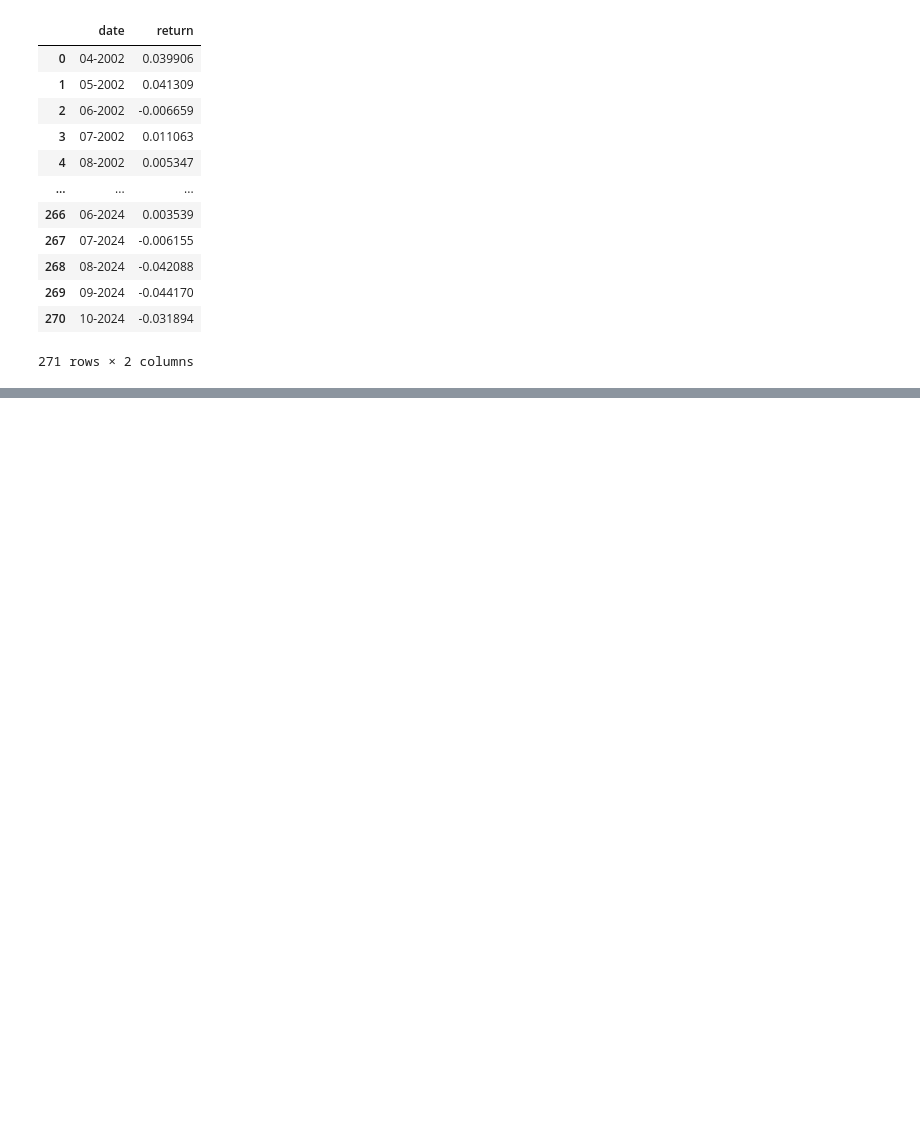
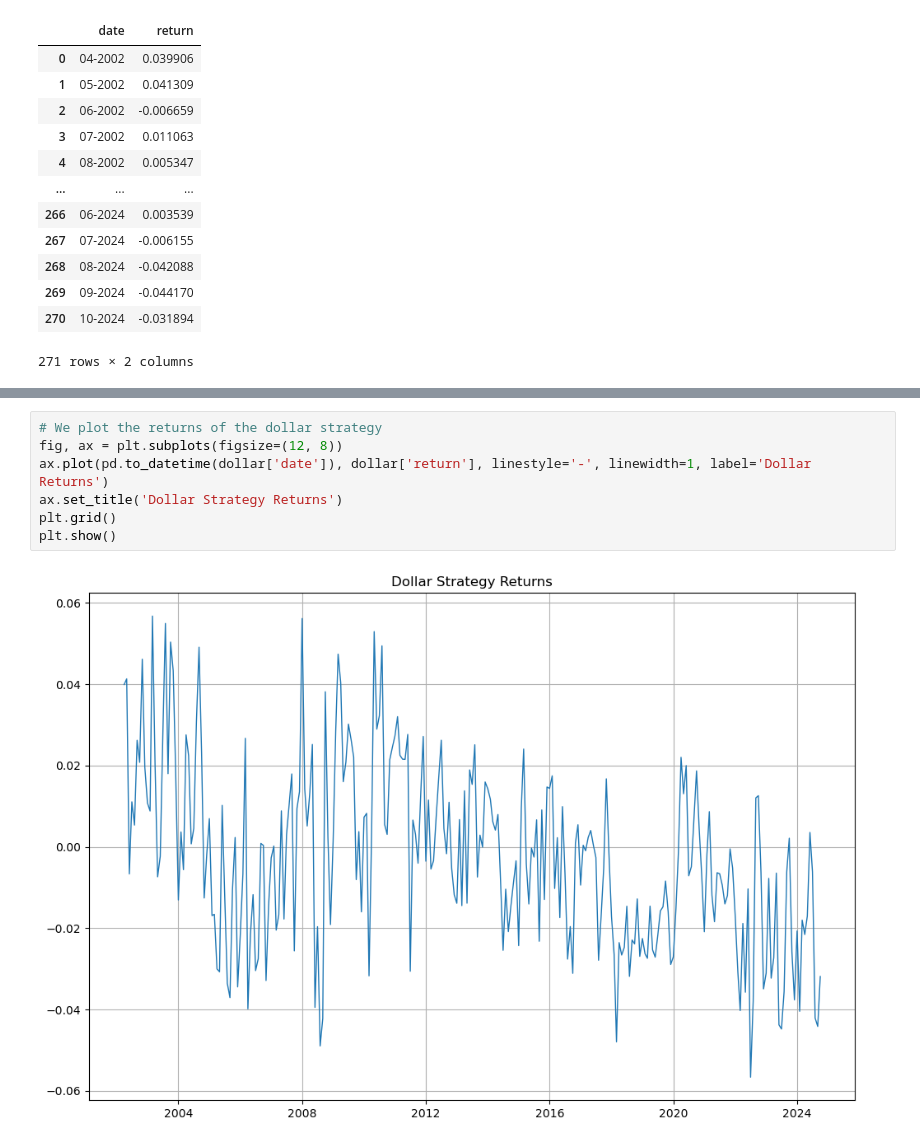
Before and after one commit to pherb127/Investments-Data, a Jupyter notebook: Investments.ipynb, the cells around one changed output, grey strips where cells are left out. Drawn from its saved outputs; the diff is of its cells as text; blank space fills up the shorter version.

```diff
--- a/Investments.ipynb
+++ b/Investments.ipynb
@@ -1745,0 +1773,9 @@ plt.show()
+# %%
+# We plot the returns of the dollar strategy
+fig, ax = plt.subplots(figsize=(12, 8))
+ax.plot(pd.to_datetime(dollar['date']), dollar['return'], linestyle='-', linewidth=1, label='Dollar Returns')
+ax.set_title('Dollar Strategy Returns')
+plt.grid()
+plt.show()
+# %% [output]
+[figure, added]
```
Also changed, not shown: parts of 27 cells of this notebook.
